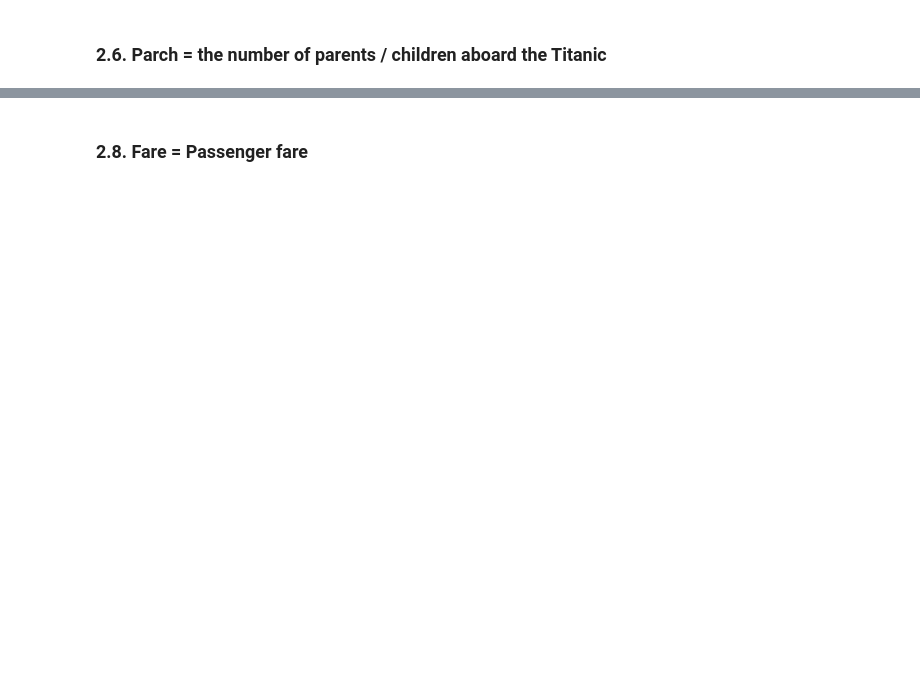
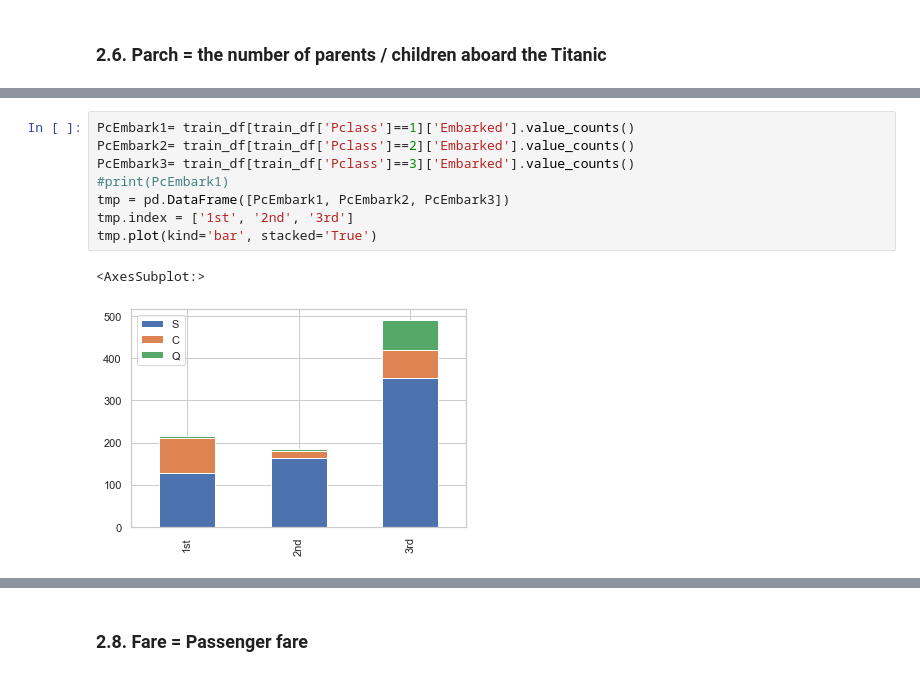
Before and after one commit to mrlee0708/kaggle-titanic, a Jupyter notebook: titanic-miran.ipynb, the cells around one changed output, grey strips where cells are left out. Saved outputs shown, nothing was run; the diff lists cells and outputs as text; blank space fills up the shorter version.

```diff
--- a/titanic-miran.ipynb
+++ b/titanic-miran.ipynb
@@ -355,0 +479,11 @@ SisSp <3, 0
+# %%
+PcEmbark1= train_df[train_df['Pclass']==1]['Embarked'].value_counts()
+PcEmbark2= train_df[train_df['Pclass']==2]['Embarked'].value_counts()
+PcEmbark3= train_df[train_df['Pclass']==3]['Embarked'].value_counts()
+#print(PcEmbark1)
+tmp = pd.DataFrame([PcEmbark1, PcEmbark2, PcEmbark3])
+tmp.index = ['1st', '2nd', '3rd']
+tmp.plot(kind='bar', stacked='True')
+# %% [output]
+<AxesSubplot:>
+[figure, added]
```
Also changed, not shown: parts of 33 cells of this notebook.
